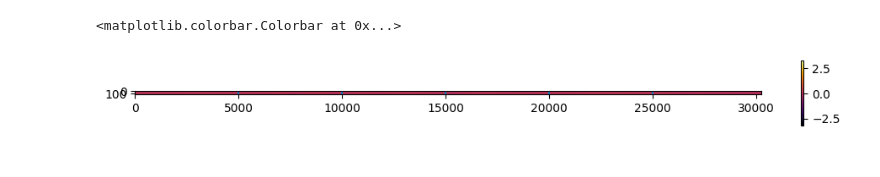
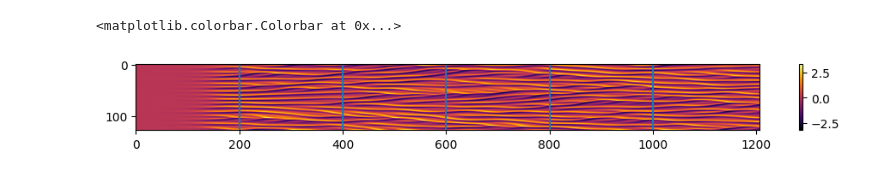
Before and after one commit to QiLiu6/thermalizer, a Jupyter notebook: notebooks/train_ks.ipynb, the cells around one changed output. Cells and saved outputs as stored; diff of their text form; code cells hidden in the pictures.

```diff
--- a/notebooks/train_ks.ipynb
+++ b/notebooks/train_ks.ipynb
@@ -25,18 +26,17 @@ config["ks"]["nsteps"]=config["ks"]["spinup"]+config["ks"]["trajectories"]*confi
-# %%
-## First test a training sim
-
-ks=ks_solver.KS(L=config["ks"]["L"],N=config["ks"]["N"],nsteps=config["ks"]["nsteps"],dt=config["ks"]["dt"])
-ks.simulate()
-ks_evol=np.fft.ifft(ks.vv,axis=-1).real
-fig=plt.figure(figsize=(12,1))
-plt.imshow(ks_evol.T,cmap="inferno")
-plt.axvline(config["ks"]["spinup"])
-for aa in range(1,config["ks"]["trajectories"]+1):
-    plt.axvline(config["ks"]["decorr_steps"]*aa)
-plt.colorbar()
-# %% [output]
-<matplotlib.colorbar.Colorbar at 0x...>
-[figure, removed]
+# %%
+## First test a training sim
+ks=ks_solver.KS(L=config["ks"]["L"],N=config["ks"]["N"],nsteps=config["ks"]["nsteps"],dt=config["ks"]["dt"])
+ks.simulate()
+ks_evol=np.fft.ifft(ks.vv,axis=-1).real
+fig=plt.figure(figsize=(12,1))
+plt.imshow(ks_evol.T[:,::config["ks"]["ratio"]],cmap="inferno")
+plt.axvline(config["ks"]["spinup"])
+for aa in range(1,config["ks"]["trajectories"]+1):
+    plt.axvline(config["ks"]["decorr_steps"]*aa)
+plt.colorbar()
+# %% [output]
+<matplotlib.colorbar.Colorbar at 0x...>
+[figure, added]
 # %%
 ## Both produce validation plot, and also inspect a single training horizon/decorrelation window
 
```
Also changed, not shown: parts of 3 cells of this notebook.
